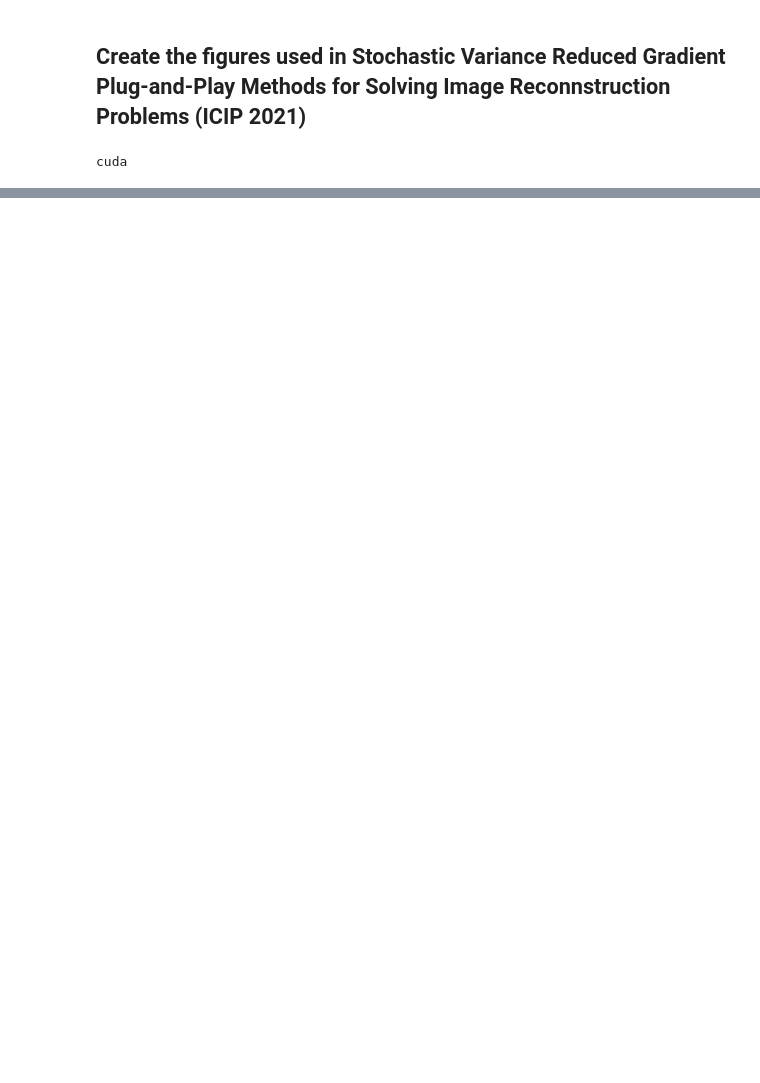
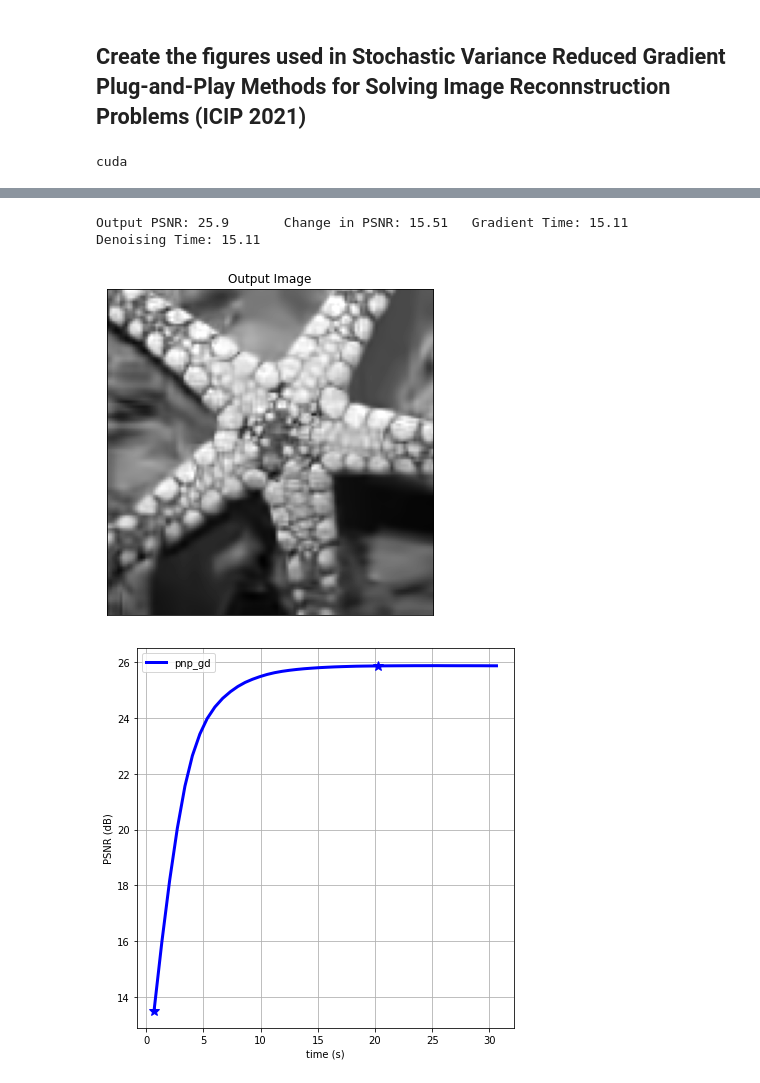
Before and after one commit to vmonardo/pnp-svrg, a Jupyter notebook: create_paper_figures_pr.ipynb, the cells around one changed output, grey strips where cells are left out. Drawn from its saved outputs; the diff is of its cells as text; code cells hidden in the pictures; blank space fills up the shorter version.

```diff
--- a/create_paper_figures_pr.ipynb
+++ b/create_paper_figures_pr.ipynb
@@ -38,0 +118,2 @@ print(main_problem.sigma, main_problem.M)
+# %%
+results_gd_bm3d = pnp_gd(main_problem, denoiser=bm3d_denoiser, eta=.5, tt=30, verbose=True, converge_check=False)
@@ -38,0 +138,3 @@ print(main_problem.sigma, main_problem.M)
+# %%
+master_psnr_fig = display_results(main_problem, results_gd_bm3d, save_results=True)
+# %% [output]
@@ -38,0 +143,3 @@ print(main_problem.sigma, main_problem.M)
+Output PSNR: 25.9       Change in PSNR: 15.51   Gradient Time: 15.11    Denoising Time: 15.11
+[figure, added]
+[figure, added]
```
Also changed, not shown: parts of 30 cells of this notebook, 7 other files.
